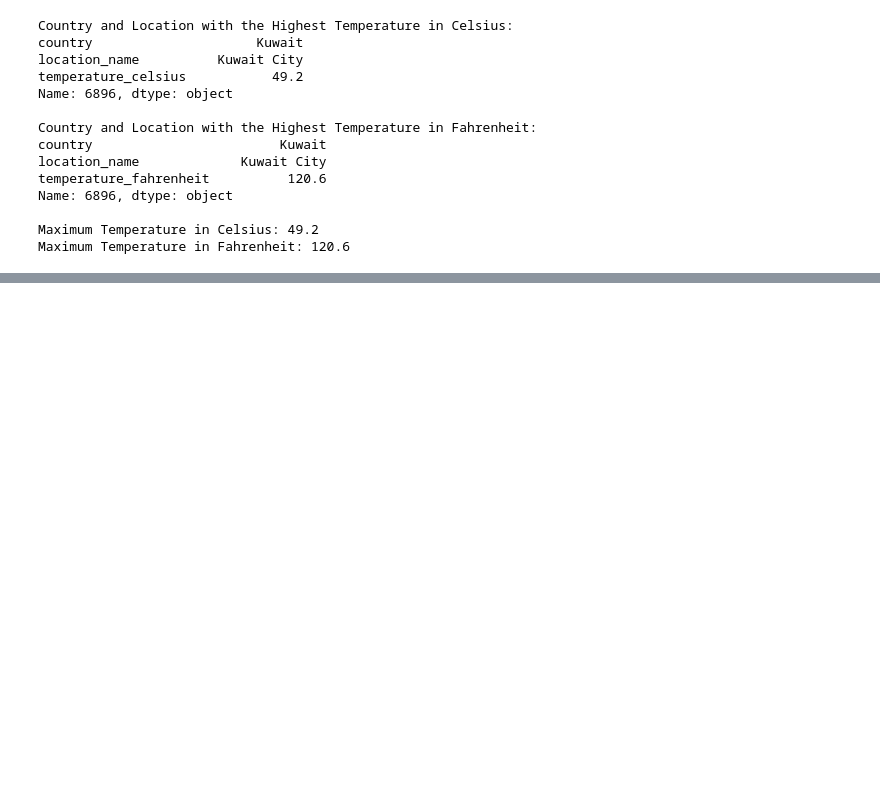
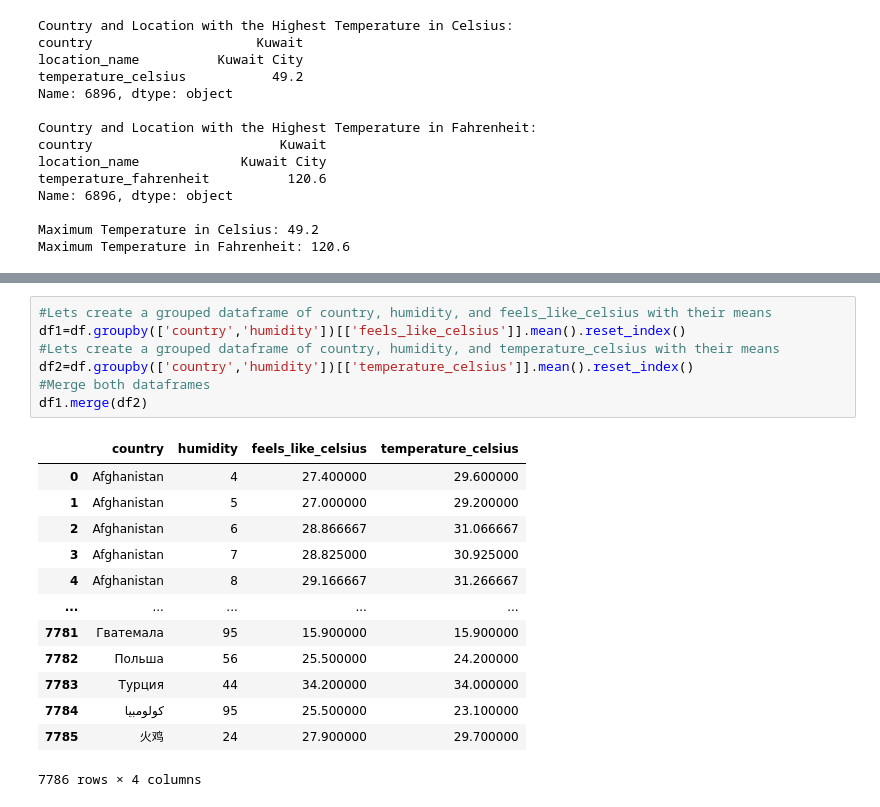
Before and after one commit to denizyennerr/DS-Weather-EDA, a Jupyter notebook: EDA_Visualisations.ipynb, the cells around one changed output, grey strips where cells are left out. Cells and saved outputs as stored; diff of their text form; blank space fills up the shorter version.

```diff
--- a/EDA_Visualisations.ipynb
+++ b/EDA_Visualisations.ipynb
@@ -197,0 +279,21 @@ Maximum Temperature in Fahrenheit: 120.6
+# %%
+#Lets create a grouped dataframe of country, humidity, and feels_like_celsius with their means
+df1=df.groupby(['country','humidity'])[['feels_like_celsius']].mean().reset_index()
+#Lets create a grouped dataframe of country, humidity, and temperature_celsius with their means
+df2=df.groupby(['country','humidity'])[['temperature_celsius']].mean().reset_index()
+#Merge both dataframes
+df1.merge(df2)
+# %% [output]
+|  | country | humidity | feels_like_celsius | temperature_celsius |
+| 0 | Afghanistan | 4 | 27.400000 | 29.600000 |
+| 1 | Afghanistan | 5 | 27.000000 | 29.200000 |
+| 2 | Afghanistan | 6 | 28.866667 | 31.066667 |
+| 3 | Afghanistan | 7 | 28.825000 | 30.925000 |
+| 4 | Afghanistan | 8 | 29.166667 | 31.266667 |
+| ... | ... | ... | ... | ... |
+| 7781 | Гватемала | 95 | 15.900000 | 15.900000 |
+| 7782 | Польша | 56 | 25.500000 | 24.200000 |
+| 7783 | Турция | 44 | 34.200000 | 34.000000 |
+| 7784 | كولومبيا | 95 | 25.500000 | 23.100000 |
+| 7785 | 火鸡 | 24 | 27.900000 | 29.700000 |
+7786 rows × 4 columns
```
Also changed, not shown: parts of 5 cells of this notebook.
